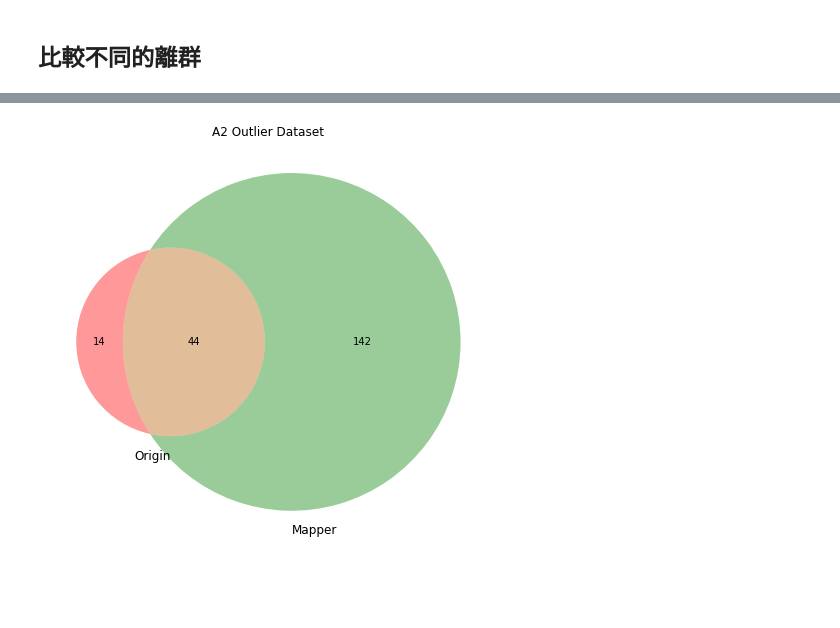
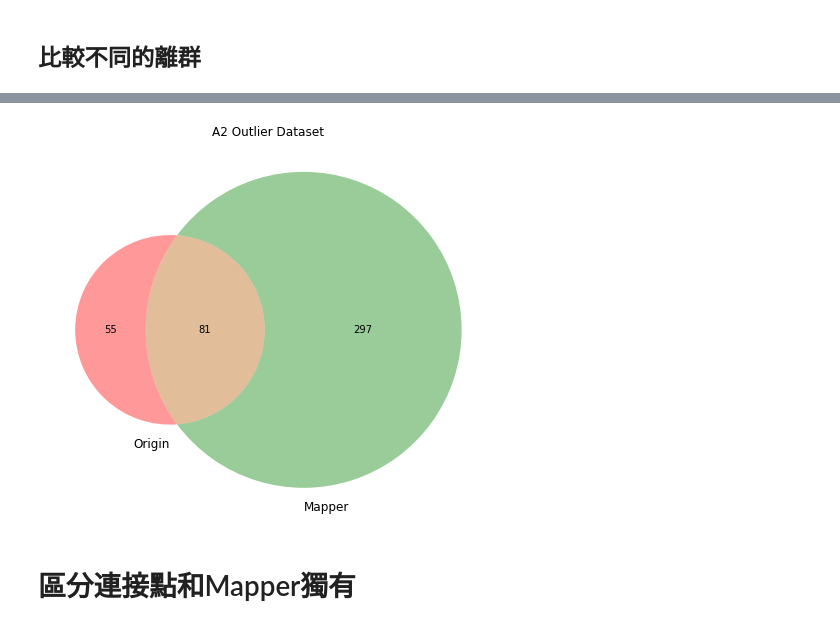
Before and after one commit to kennywang112/TrafficTDApython, a Jupyter notebook: Version2/離群值比較_V2.ipynb, the cells around one changed output, grey strips where cells are left out. Saved outputs shown, nothing was run; the diff lists cells and outputs as text; code cells hidden in the pictures; blank space fills up the shorter version.

```diff
--- a/Version2/離群值比較_V2.ipynb
+++ b/Version2/離群值比較_V2.ipynb
@@ -310,32 +297,32 @@ Name: 受傷, dtype: int64
 # %%
-data_origin = pd.read_csv('CalculatedData/離群比較/原始27.csv')[lst_logit]
-data_mapper = pd.read_csv('CalculatedData/離群比較/拓樸V2.csv')[lst_logit]
+data_origin = pd.read_csv('CalculatedData/離群比較/原始235_V2.csv')[lst_logit]
+data_mapper = pd.read_csv('CalculatedData/離群比較/拓墣V2_new.csv')[lst_logit]
 
 data_origin = data_origin[data_origin['死亡'] == 0]
 data_mapper = data_mapper[data_mapper['死亡'] == 0]
 
 overlapping_rows = pd.merge(data_origin, data_mapper)
 
 # 使用所有列篩選，以确保完全匹配
 overlapping_index_origin = data_origin[data_origin.apply(tuple, axis=1).isin(overlapping_rows.apply(tuple, axis=1))].index
 overlapping_index_mapper = data_mapper[data_mapper.apply(tuple, axis=1).isin(overlapping_rows.apply(tuple, axis=1))].index
 
 # 提取重叠的行
 overlapping_rows_origin = data_origin.loc[overlapping_index_origin]
 overlapping_rows_mapper = data_mapper.loc[overlapping_index_mapper]
 
 non_overlapping_rows_origin = data_origin.loc[~data_origin.index.isin(overlapping_index_origin)].copy()
 non_overlapping_rows_mapper = data_mapper.loc[~data_mapper.index.isin(overlapping_index_mapper)].copy()
 
 overlapping_rows_count = overlapping_rows.shape[0]
 total_origin = non_overlapping_rows_origin.shape[0] + overlapping_rows_count
 total_mapper = non_overlapping_rows_mapper.shape[0] + overlapping_rows_count
 
 plt.figure(figsize=(8, 8))
 venn = venn2(subsets = (non_overlapping_rows_origin.shape[0], non_overlapping_rows_mapper.shape[0], overlapping_rows_count),
              set_labels = ('Origin', 'Mapper'))
 
 plt.title('A2 Outlier Dataset')
 plt.show()
 # %% [output]
-[figure, old version]
+[figure, new version]
@@ -341,0 +332,2 @@ plt.show()
+# %% [markdown]
+# 區分連接點和Mapper獨有
```
Also changed, not shown: parts of 17 cells of this notebook, 3 other files.
